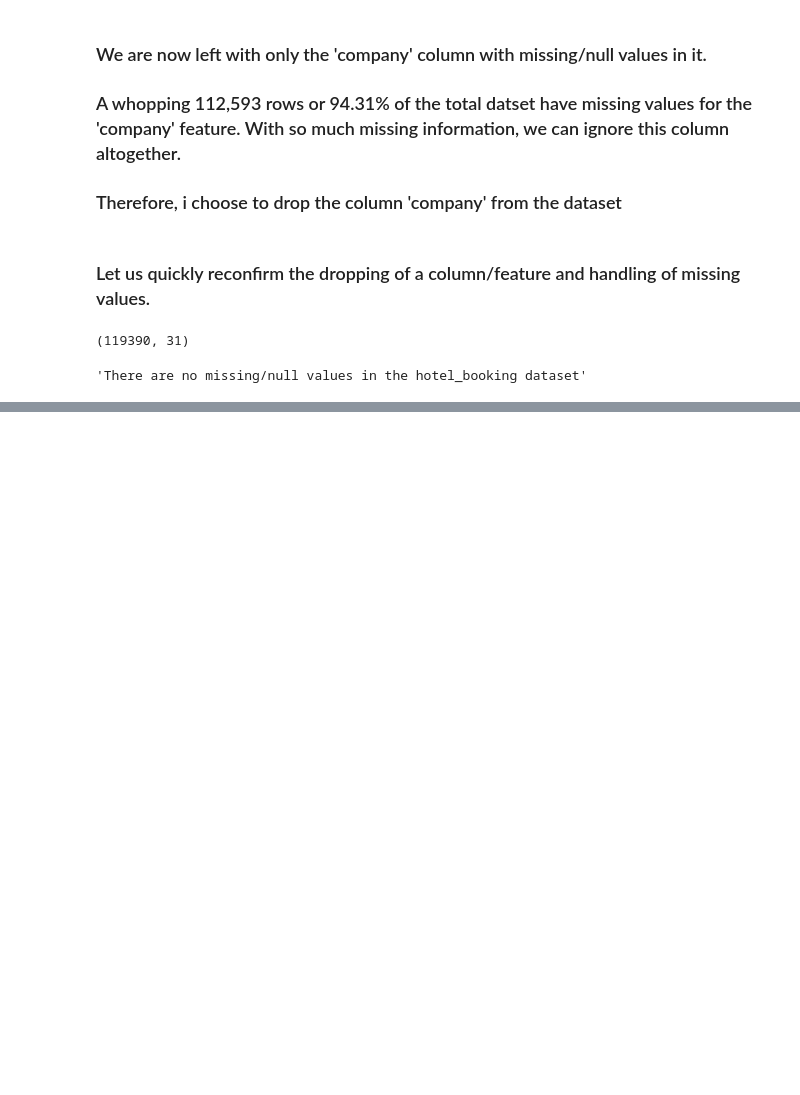
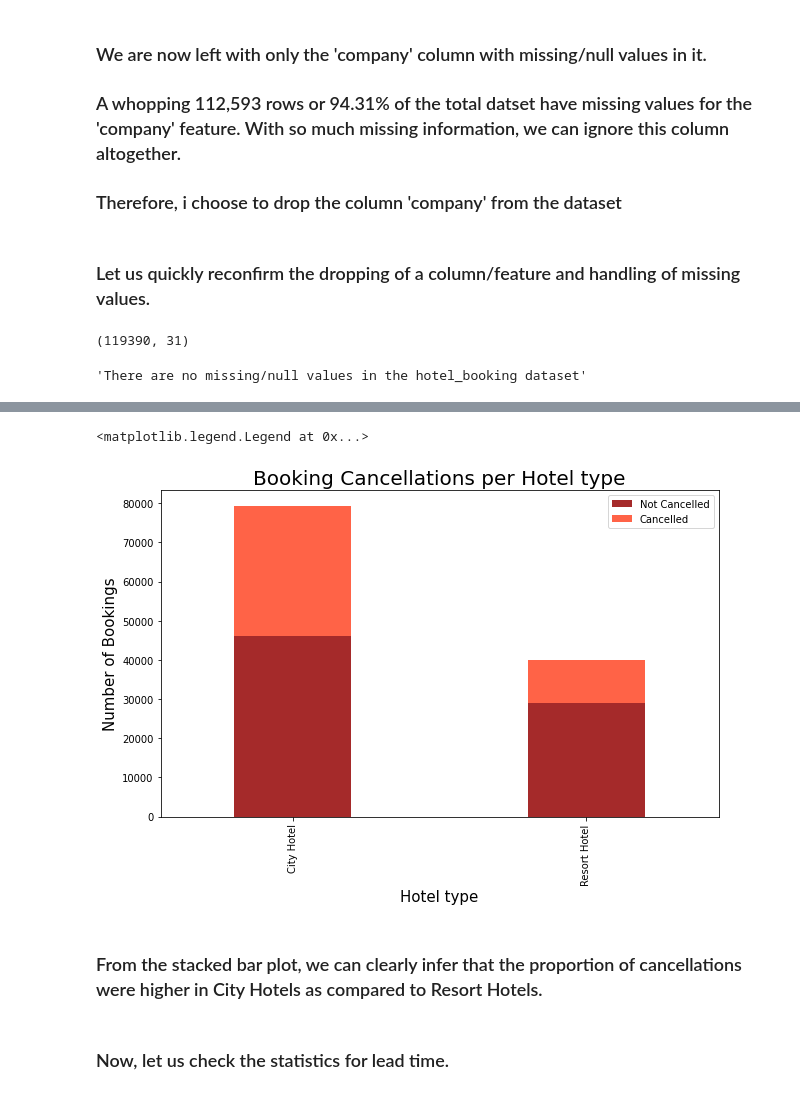
Before and after one commit to priyaregit/EDA_Hotel-Booking, a Jupyter notebook: Hotel_Booking_Analysis_EDA_Capstone_Project.ipynb, the cells around one changed output, grey strips where cells are left out. Drawn from its saved outputs; the diff is of its cells as text; code cells hidden in the pictures; blank space fills up the shorter version.

```diff
--- a/Hotel_Booking_Analysis_EDA_Capstone_Project.ipynb
+++ b/Hotel_Booking_Analysis_EDA_Capstone_Project.ipynb
@@ -368,0 +472,16 @@ missing()
+# %%
+# Stacked Bar plot to visualize booking cancellations by hotel_type
+booking_cancelled.plot( kind='bar', stacked=True, width = 0.4, color=['brown', 'tomato'])
+
+# Giving title,labels and legend to the plot
+plt.title('Booking Cancellations per Hotel type', fontsize = 20)
+plt.ylabel('Number of Bookings', fontsize = 15)
+plt.xlabel('Hotel type', fontsize = 15)
+plt.legend(['Not Cancelled', 'Cancelled'])
+# %% [output]
+<matplotlib.legend.Legend at 0x...>
+[figure, added]
+# %% [markdown]
+### From the stacked bar plot, we can clearly infer that the proportion of cancellations were higher in City Hotels as compared to Resort Hotels.
+# %% [markdown]
+### Now, let us check the statistics for lead time.
```
Also changed, not shown: parts of 22 cells of this notebook.
